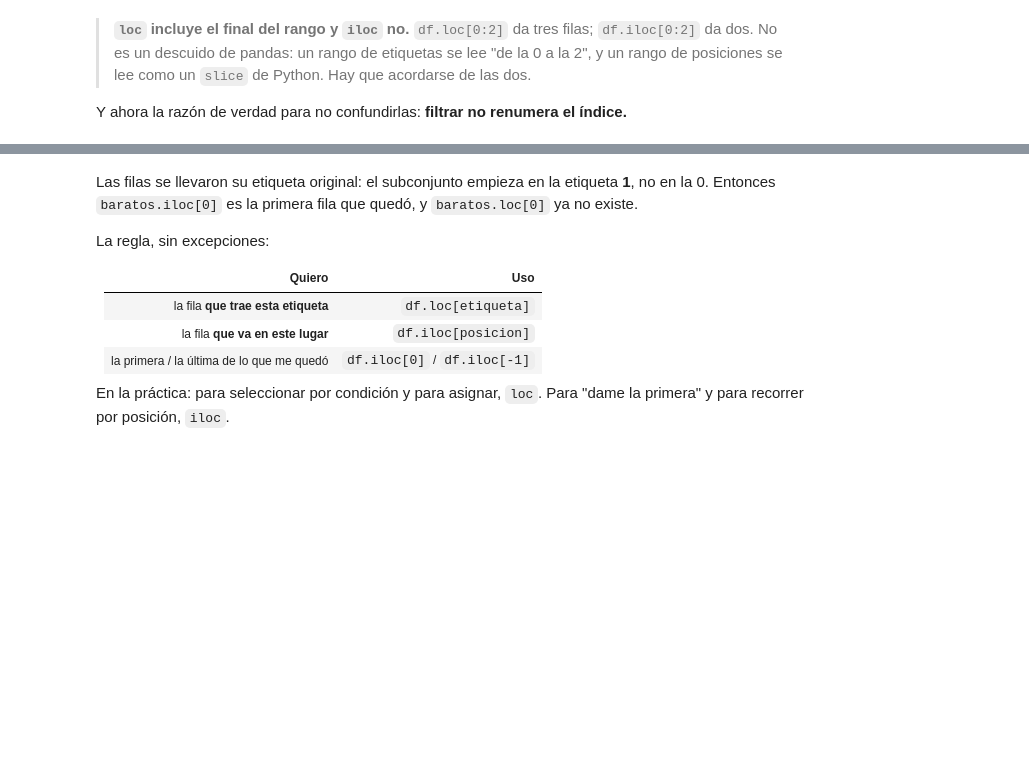
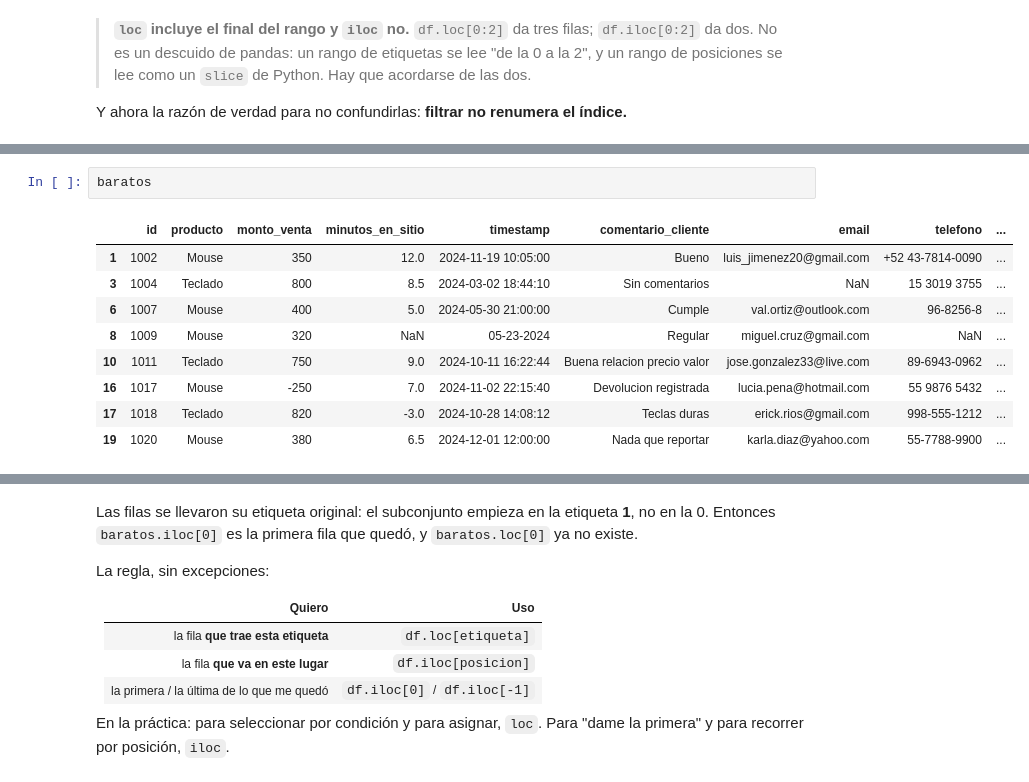
Before and after one commit to ESCOMLCD/pcd202701, a Jupyter notebook: presentations/week09/week09_pandas_exploracion.ipynb, the cells around one changed output, grey strips where cells are left out. Saved outputs shown, nothing was run; the diff lists cells and outputs as text; blank space fills up the shorter version.

```diff
--- a/presentations/week09/week09_pandas_exploracion.ipynb
+++ b/presentations/week09/week09_pandas_exploracion.ipynb
@@ -378,0 +518,12 @@ except KeyError:
+# %%
+baratos
+# %% [output]
+|  | id | producto | monto_venta | minutos_en_sitio | timestamp | comentario_cliente | email | telefono | ... |
+| 1 | 1002 | Mouse | 350 | 12.0 | 2024-11-19 10:05:00 | Bueno | luis_jimenez20@gmail.com | +52 43-7814-0090 | ... |
+| 3 | 1004 | Teclado | 800 | 8.5 | 2024-03-02 18:44:10 | Sin comentarios | NaN | 15 3019 3755 | ... |
+| 6 | 1007 | Mouse | 400 | 5.0 | 2024-05-30 21:00:00 | Cumple | val.ortiz@outlook.com | 96-8256-8 | ... |
+| 8 | 1009 | Mouse | 320 | NaN | 05-23-2024 | Regular | miguel.cruz@gmail.com | NaN | ... |
+| 10 | 1011 | Teclado | 750 | 9.0 | 2024-10-11 16:22:44 | Buena relacion precio valor | jose.gonzalez33@live.com | 89-6943-0962 | ... |
+| 16 | 1017 | Mouse | -250 | 7.0 | 2024-11-02 22:15:40 | Devolucion registrada | lucia.pena@hotmail.com | 55 9876 5432 | ... |
+| 17 | 1018 | Teclado | 820 | -3.0 | 2024-10-28 14:08:12 | Teclas duras | erick.rios@gmail.com | 998-555-1212 | ... |
+| 19 | 1020 | Mouse | 380 | 6.5 | 2024-12-01 12:00:00 | Nada que reportar | karla.diaz@yahoo.com | 55-7788-9900 | ... |
```
Also changed, not shown: parts of 30 cells of this notebook.
